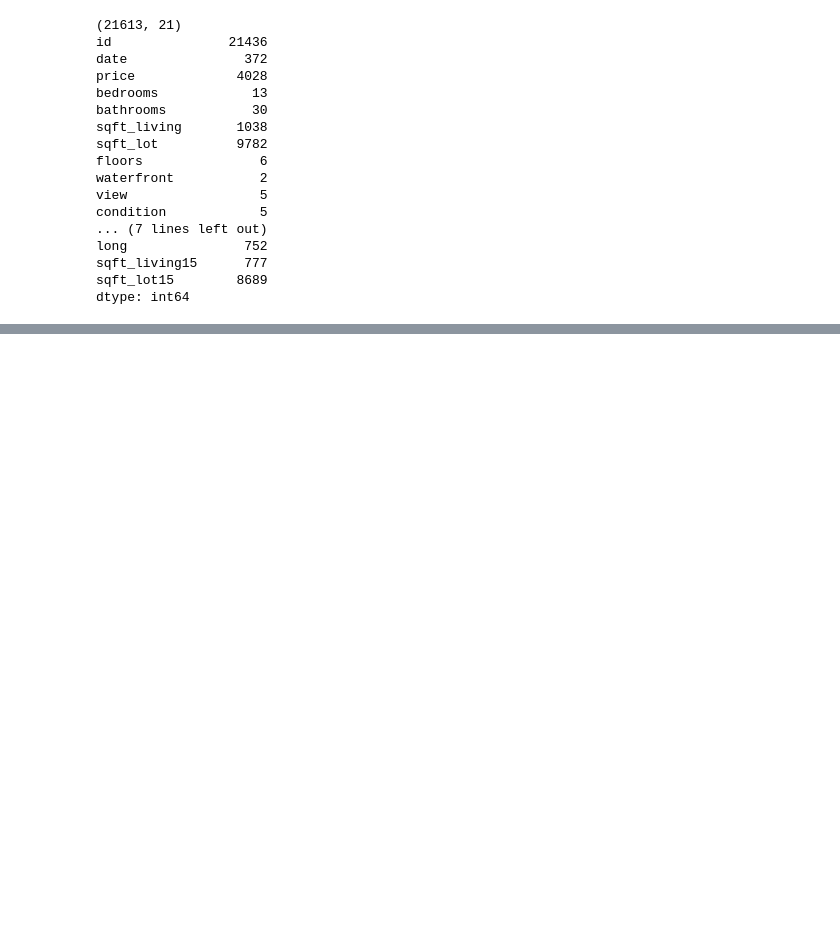
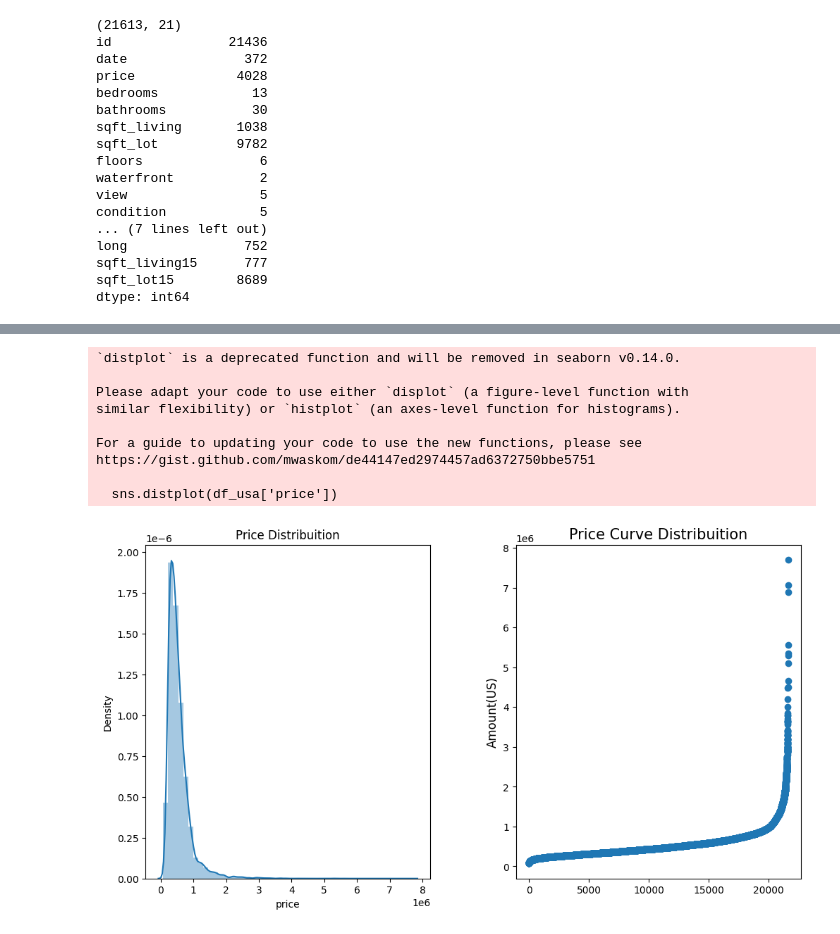
Before and after one commit to muhakazm/dev-ds, a Jupyter notebook: prj-data-predicting-house-prices/king-county-house-sale.ipynb, the cells around one changed output, grey strips where cells are left out. Saved outputs shown, nothing was run; the diff lists cells and outputs as text; code cells hidden in the pictures; blank space fills up the shorter version.

```diff
--- a/prj-data-predicting-house-prices/king-county-house-sale.ipynb
+++ b/prj-data-predicting-house-prices/king-county-house-sale.ipynb
@@ -40,0 +89,27 @@ dtype: int64
+# %%
+plt.figure(figsize = (12, 6))
+
+plt.subplot(121)
+plt.title('Price Distribuition')
+sns.distplot(df_usa['price'])
+
+plt.subplot(122)
+g1 = plt.scatter(range(df_usa.shape[0]), np.sort(df_usa.price.values))
+g1= plt.title("Price Curve Distribuition", fontsize=15)
+g1 = plt.xlabel("")
+g1 = plt.ylabel("Amount(US)", fontsize=12)
+
+plt.subplots_adjust(wspace = 0.3, hspace = 0.5,
+                    top = 0.9)
+plt.show()
+# %% [output]
+`distplot` is a deprecated function and will be removed in seaborn v0.14.0.
+
+Please adapt your code to use either `displot` (a figure-level function with
+similar flexibility) or `histplot` (an axes-level function for histograms).
+
+For a guide to updating your code to use the new functions, please see
+https://gist.github.com/mwaskom/de44147ed2974457ad6372750bbe5751
+
+  sns.distplot(df_usa['price'])
+[figure, added]
```
Also changed, not shown: parts of 4 cells of this notebook, 2 other files.
